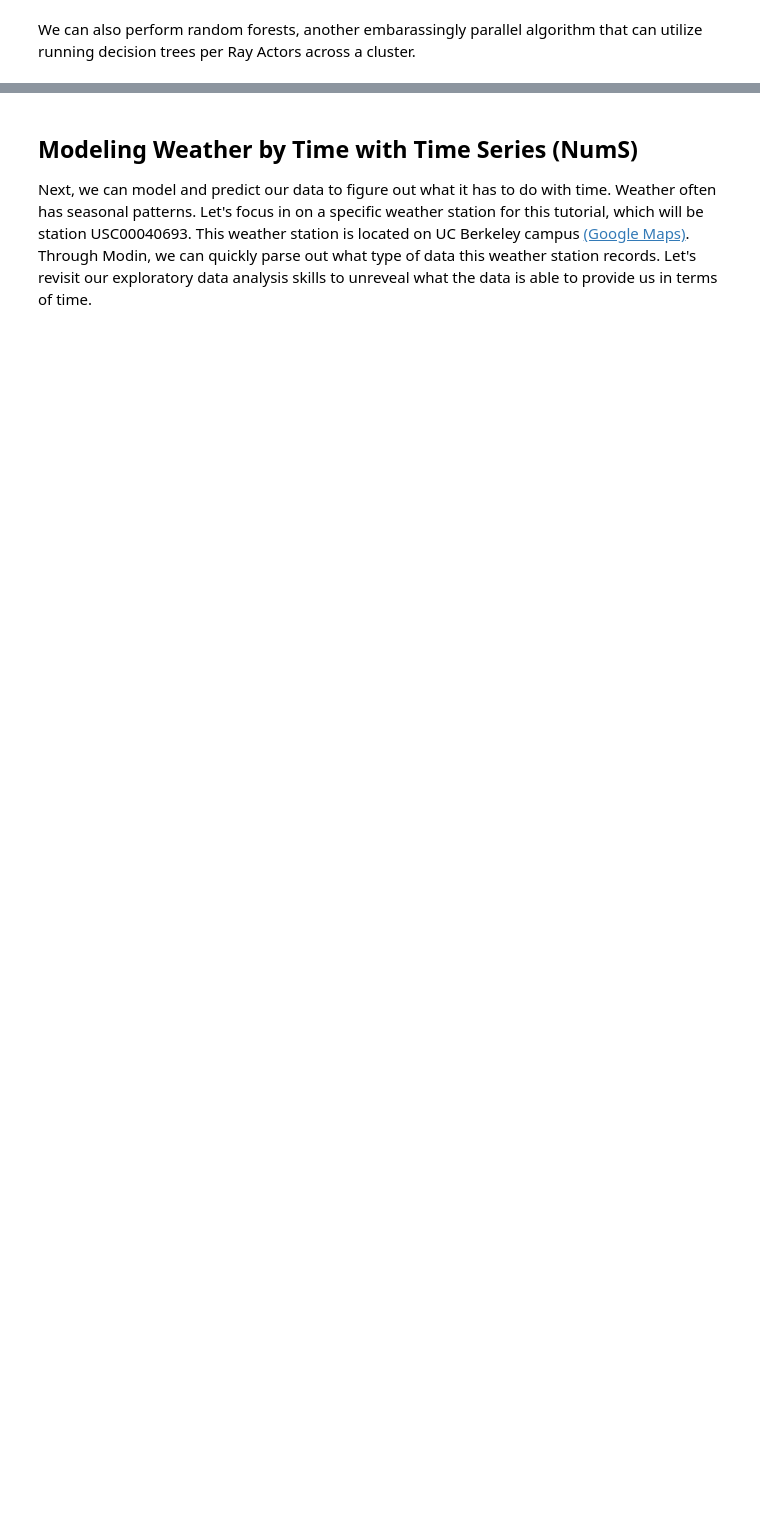
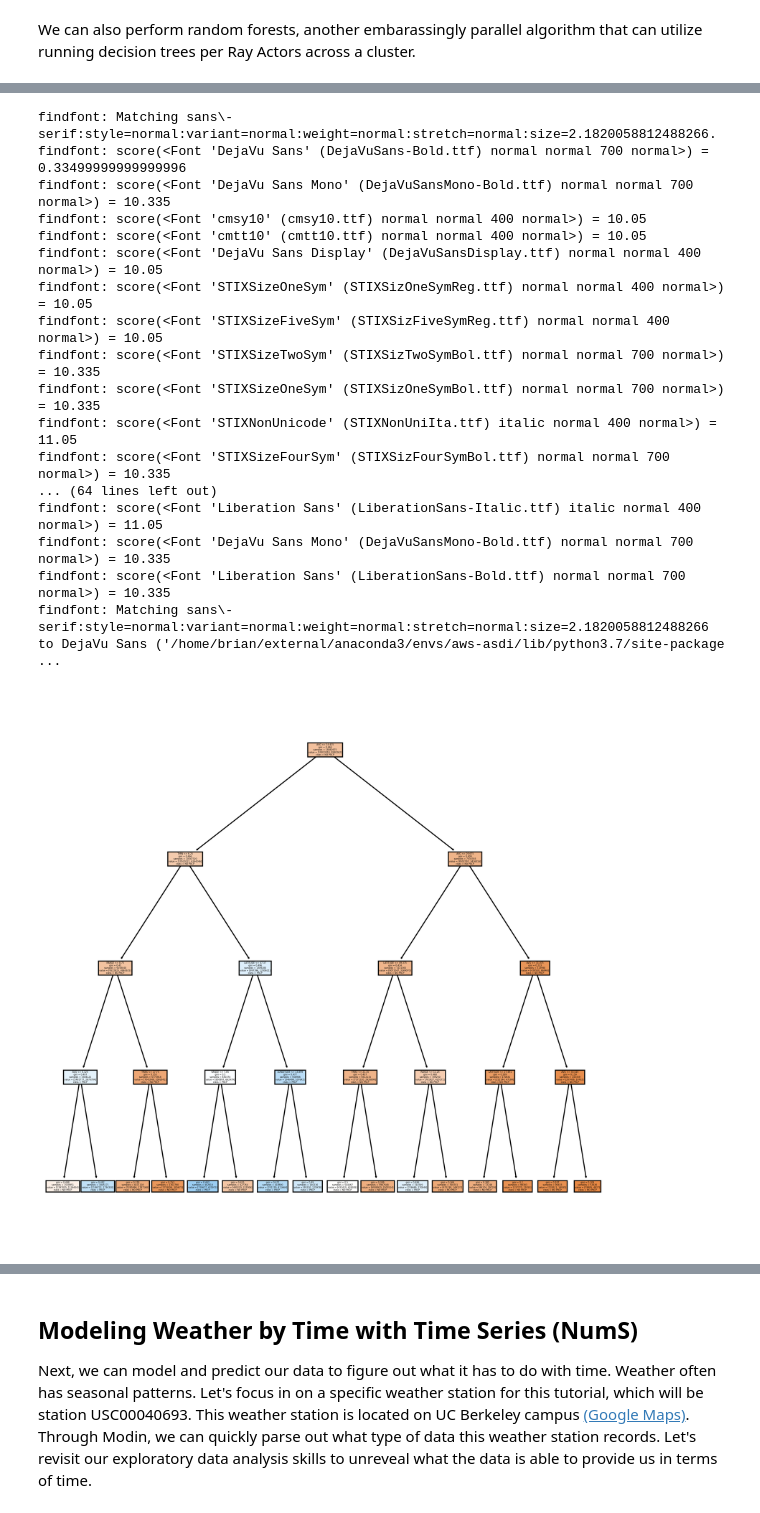
Before and after one commit to briancpark/aws-asdi, a Jupyter notebook: tutorial.ipynb, the cells around one changed output, grey strips where cells are left out. Drawn from its saved outputs; the diff is of its cells as text; code cells hidden in the pictures; blank space fills up the shorter version.

```diff
--- a/tutorial.ipynb
+++ b/tutorial.ipynb
@@ -523,6 +599,11 @@ np.sum(y_result == y_test.get()) / y_result.shape[0]
 We can also perform random forests, another embarassingly parallel algorithm that can utilize running decision trees per Ray Actors across a cluster.
 # %%
 from sklearn.ensemble import RandomForestClassifier
+from sklearn import tree
 import joblib
 from ray.util.joblib import register_ray
 register_ray()
+
+with joblib.parallel_backend('ray'):
+    model = RandomForestClassifier(max_depth=4)
+    model.fit(X_train.get(), y_train.get())
@@ -529,5 +611,0 @@ register_ray()
-# %%
-
-
-with joblib.parallel_backend('ray'):
-    model = RandomForestClassifier(n_jobs=32)
@@ -540 +621,26 @@ with joblib.parallel_backend('ray'):
+# %%
+columns = ['YEAR/MONTH/DAY', 'TMAX', 'TMIN','AVG', 'RANGE', 'LATITUDE', 'LONGITUDE', 'ELEVATION']
+fig, axes = plt.subplots(nrows=1, ncols=1, figsize=(10,10), dpi=500);
+
+tree.plot_tree(model.estimators_[0], feature_names=columns, class_names=["NO PRCP", "PRCP"], filled=True);
+fig.savefig('rf_decision_tree_prcp.png', dpi=500, transparent=False)
+# %% [output]
+findfont: Matching sans\-serif:style=normal:variant=normal:weight=normal:stretch=normal:size=2.1820058812488266.
+findfont: score(<Font 'DejaVu Sans' (DejaVuSans-Bold.ttf) normal normal 700 normal>) = 0.33499999999999996
+findfont: score(<Font 'DejaVu Sans Mono' (DejaVuSansMono-Bold.ttf) normal normal 700 normal>) = 10.335
+findfont: score(<Font 'cmsy10' (cmsy10.ttf) normal normal 400 normal>) = 10.05
+findfont: score(<Font 'cmtt10' (cmtt10.ttf) normal normal 400 normal>) = 10.05
+findfont: score(<Font 'DejaVu Sans Display' (DejaVuSansDisplay.ttf) normal normal 400 normal>) = 10.05
+findfont: score(<Font 'STIXSizeOneSym' (STIXSizOneSymReg.ttf) normal normal 400 normal>) = 10.05
+findfont: score(<Font 'STIXSizeFiveSym' (STIXSizFiveSymReg.ttf) normal normal 400 normal>) = 10.05
+findfont: score(<Font 'STIXSizeTwoSym' (STIXSizTwoSymBol.ttf) normal normal 700 normal>) = 10.335
+findfont: score(<Font 'STIXSizeOneSym' (STIXSizOneSymBol.ttf) normal normal 700 normal>) = 10.335
+findfont: score(<Font 'STIXNonUnicode' (STIXNonUniIta.ttf) italic normal 400 normal>) = 11.05
+findfont: score(<Font 'STIXSizeFourSym' (STIXSizFourSymBol.ttf) normal normal 700 normal>) = 10.335
+... (64 lines left out)
+findfont: score(<Font 'Liberation Sans' (LiberationSans-Italic.ttf) italic normal 400 normal>) = 11.05
+findfont: score(<Font 'DejaVu Sans Mono' (DejaVuSansMono-Bold.ttf) normal normal 700 normal>) = 10.335
+findfont: score(<Font 'Liberation Sans' (LiberationSans-Bold.ttf) normal normal 700 normal>) = 10.335
+findfont: Matching sans\-serif:style=normal:variant=normal:weight=normal:stretch=normal:size=2.1820058812488266 to DejaVu Sans ('/home/brian/external/anaconda3/envs/aws-asdi/lib/python3.7/site-package ...
+[figure, added]
 # %% [markdown]
```
Also changed, not shown: parts of 70 cells of this notebook.
